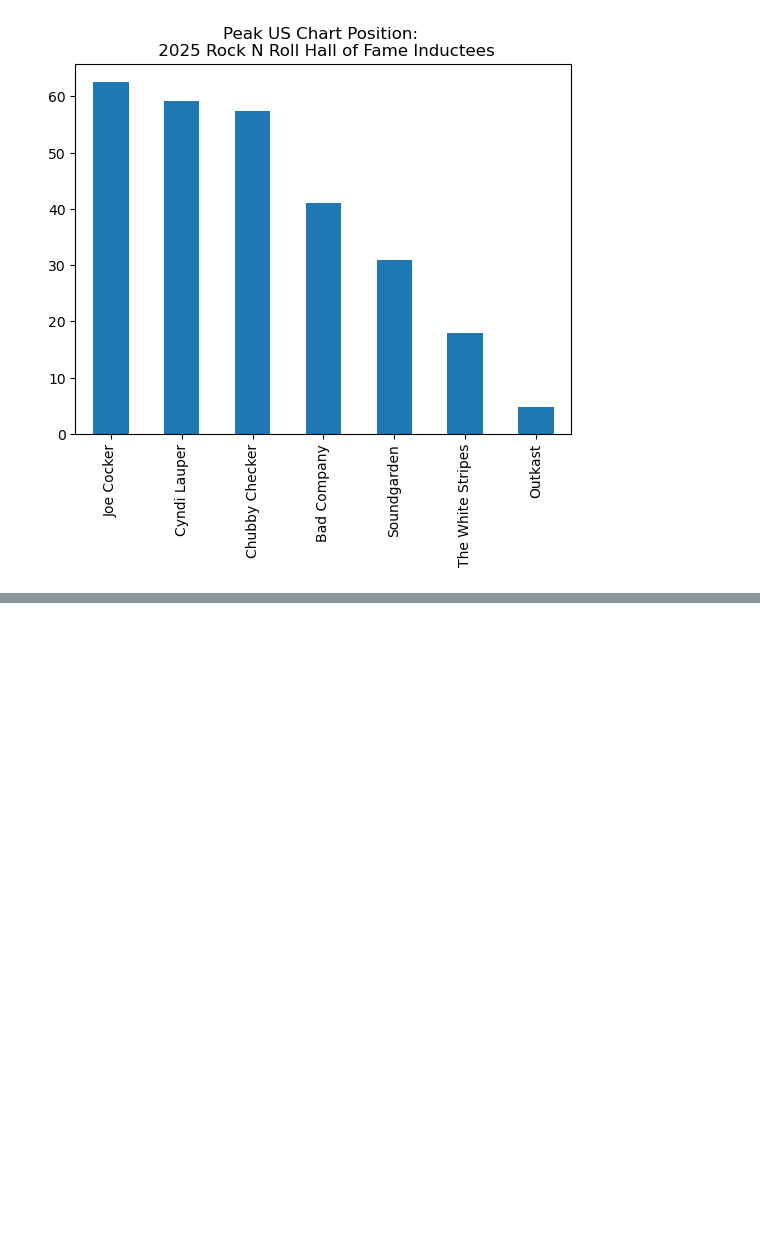
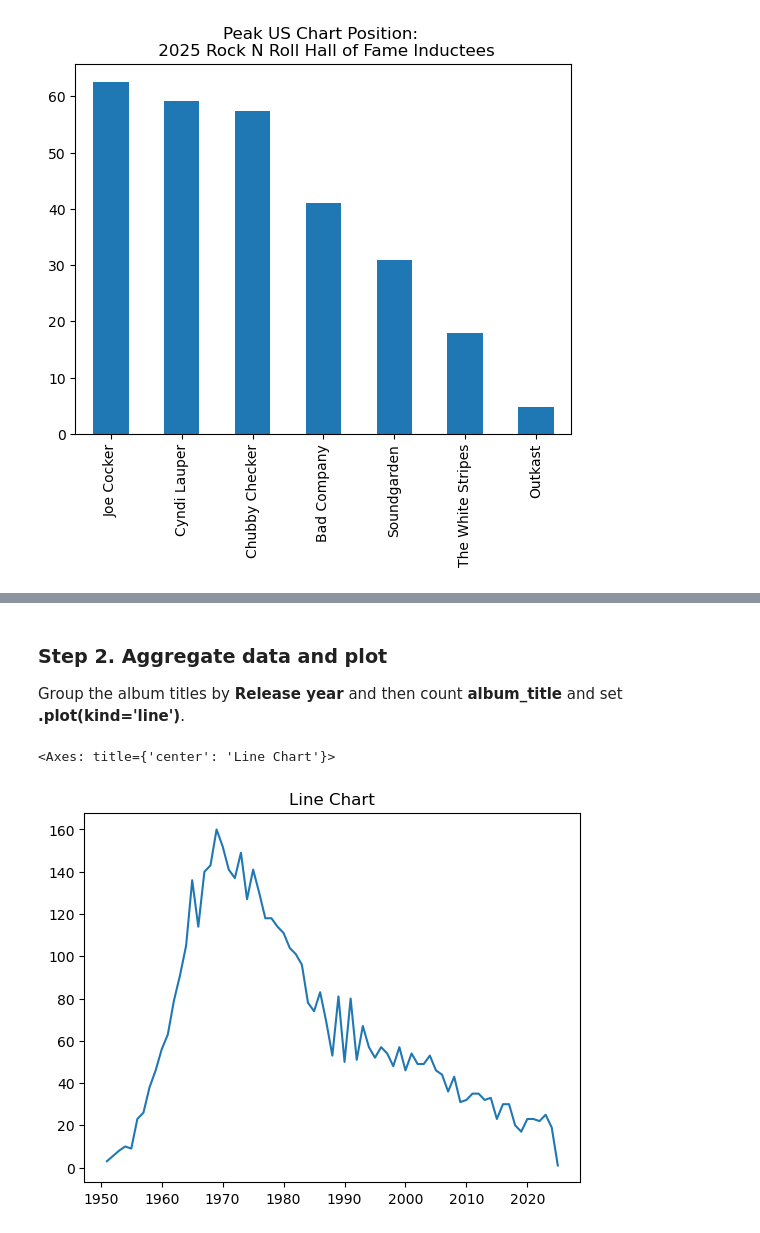
Before and after one commit to OSU-Libraries-Research-Services/data_visualization, a Jupyter notebook: python_data_visualization.ipynb, the cells around one changed output, grey strips where cells are left out. Cells and saved outputs as stored; diff of their text form; code cells hidden in the pictures; blank space fills up the shorter version.

```diff
--- a/python_data_visualization.ipynb
+++ b/python_data_visualization.ipynb
@@ -237,0 +285,3 @@ filtered_data.groupby('artist')['peakUS'].mean().sort_values(ascending=False).pl
+# %%
+performers_albums['Release year']=performers_albums['Release date'].dt.year
+performers_albums['Release year']
@@ -237,0 +301,8 @@ filtered_data.groupby('artist')['peakUS'].mean().sort_values(ascending=False).pl
+# %% [markdown]
+### Step 2. Aggregate data and plot
+Group the album titles by **Release year** and then count **album_title** and set **.plot(kind='line')**.
+# %%
+performers_albums.groupby('Release year')['album_title'].count().plot(kind='line', xlabel='', title='Line Chart')
+# %% [output]
+<Axes: title={'center': 'Line Chart'}>
+[figure, added]
```
Also changed, not shown: parts of 16 cells of this notebook, 1 other file.
